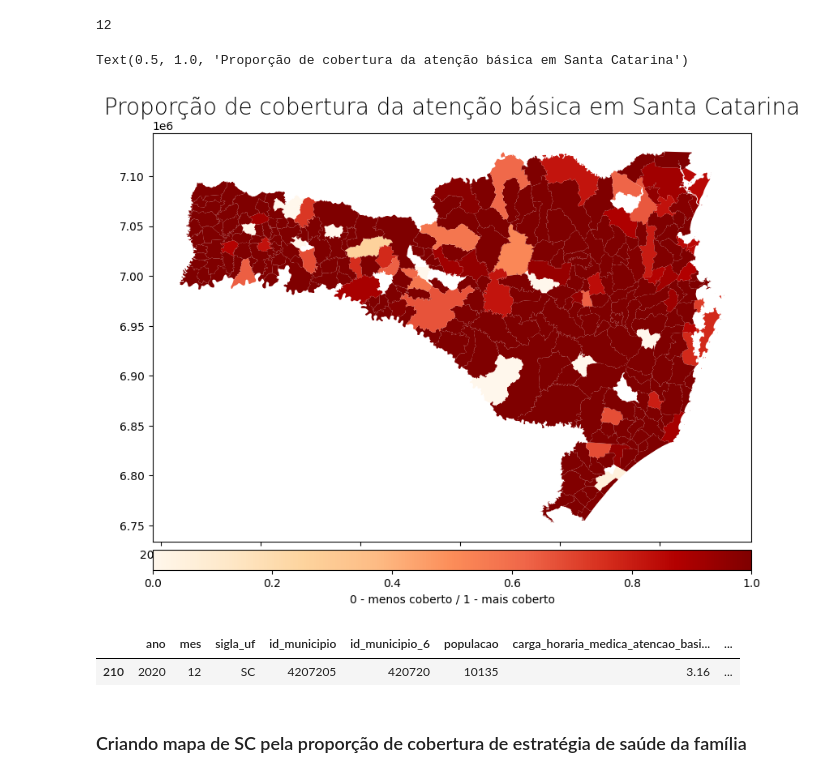
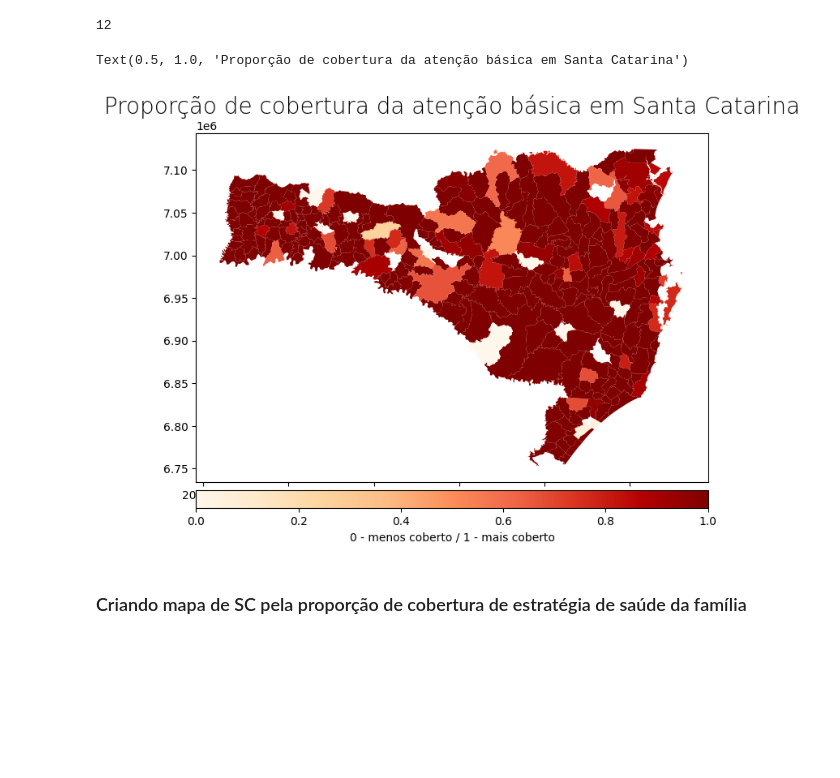
Before and after one commit to alethomaz/analise-atencao-primaria-SC, a Jupyter notebook: estudos-atencao-primaria.ipynb, the cells around one changed output. Drawn from its saved outputs; the diff is of its cells as text; code cells hidden in the pictures; blank space fills up the shorter version.

```diff
--- a/estudos-atencao-primaria.ipynb
+++ b/estudos-atencao-primaria.ipynb
@@ -204,43 +204,37 @@ soma
 """Criando um mapa com diferença de opacidade para visualizar a cobertura da atenção básica em SC"""
 
 # Cria a figura e o eixo
-fig, ax = plt.subplots(figsize=(15, 7))
+fig, ax = plt.subplots(figsize=(9, 6))
 
 # Plota o mapa
 map_sc = gpd.GeoDataFrame(df_sc_2020_comp, geometry=df_sc_2020_comp["geometry"])
 
 # Adiciona a barra de cores
 divider = make_axes_locatable(ax)
 cax = divider.append_axes("bottom", size="5%", pad=0.1)
 
 # Adiciona valores nulos para 14 municípios
-#map_sc.loc[np.random.choice(map_sc.index, 14), 'proporcao_cobertura_normalizada'] = np.nan
+#map_sc.loc[np.random.choice(map_sc.index, 14), 'proporcao_coberturav  _normalizada'] = np.nan
 
 # Plota o mapa com a coluna "proporcao_cobertura_normalizada" colorida
 map_sc.plot(column='proporcao_cobertura_normalizada',
             cax=cax,
             legend=True,
             cmap='OrRd',
             ax=ax,
             legend_kwds={'label': "0 - menos coberto / 1 - mais coberto", 'orientation': "horizontal"},
             missing_kwds={
                 "color": "lightgrey",
                 "edgecolor": "red",
                 "hatch": "///",
                 "label": "Missing values",
     })
 
 # Adiciona o título
 ax.set_title('Proporção de cobertura da atenção básica em Santa Catarina', fontdict={'fontsize': '20', 'fontweight': '3'})
 # %% [output]
 Text(0.5, 1.0, 'Proporção de cobertura da atenção básica em Santa Catarina')
-[figure, old version]
+[figure, new version]
-# %%
-df_imarui = df_sc_2020_comp.loc[df_sc_2020_comp["municipio"] == "Imaruí", :]
-df_imarui
-# %% [output]
-|  | ano | mes | sigla_uf | id_municipio | id_municipio_6 | populacao | carga_horaria_medica_atencao_basi... | ... |
-| 210 | 2020 | 12 | SC | 4207205 | 420720 | 10135 | 3.16 | ... |
 # %% [markdown]
 ### Criando mapa de SC pela proporção de cobertura de estratégia de saúde da família
 # %%
```
Also changed, not shown: parts of 1 cell of this notebook.
